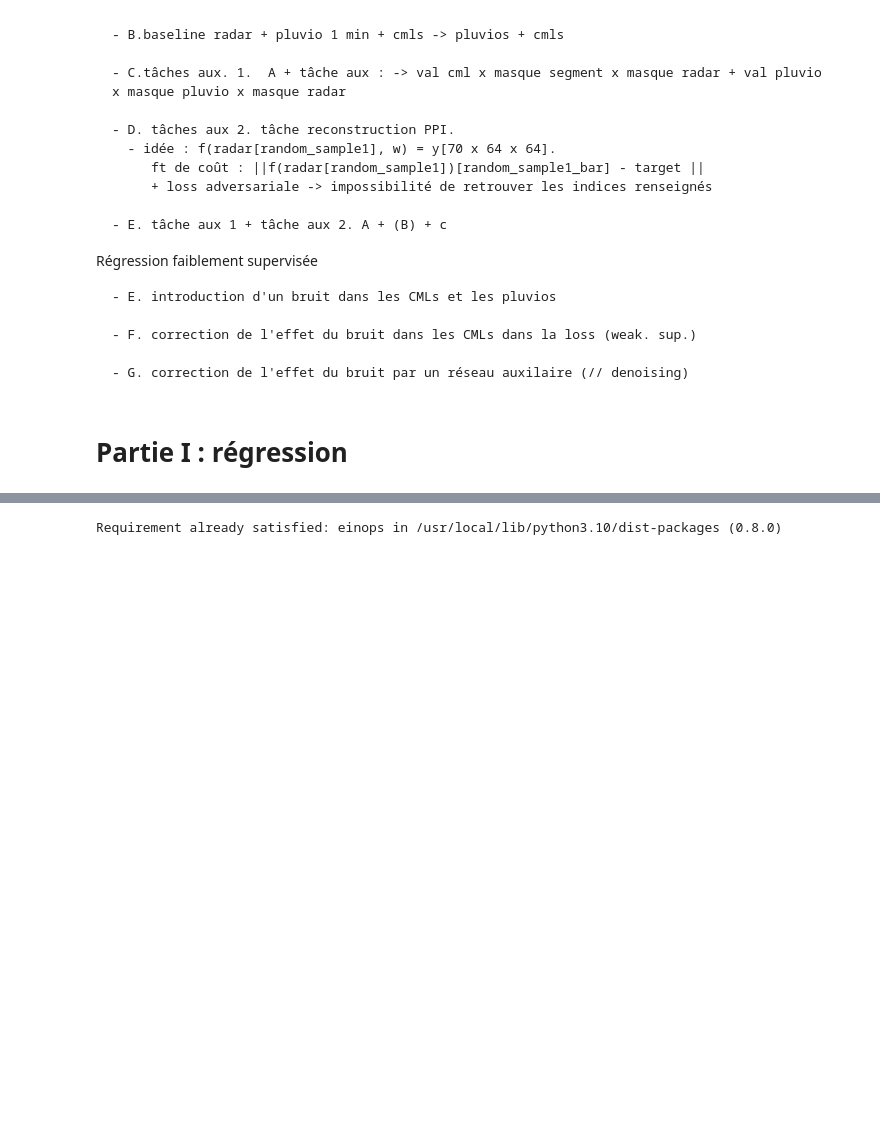
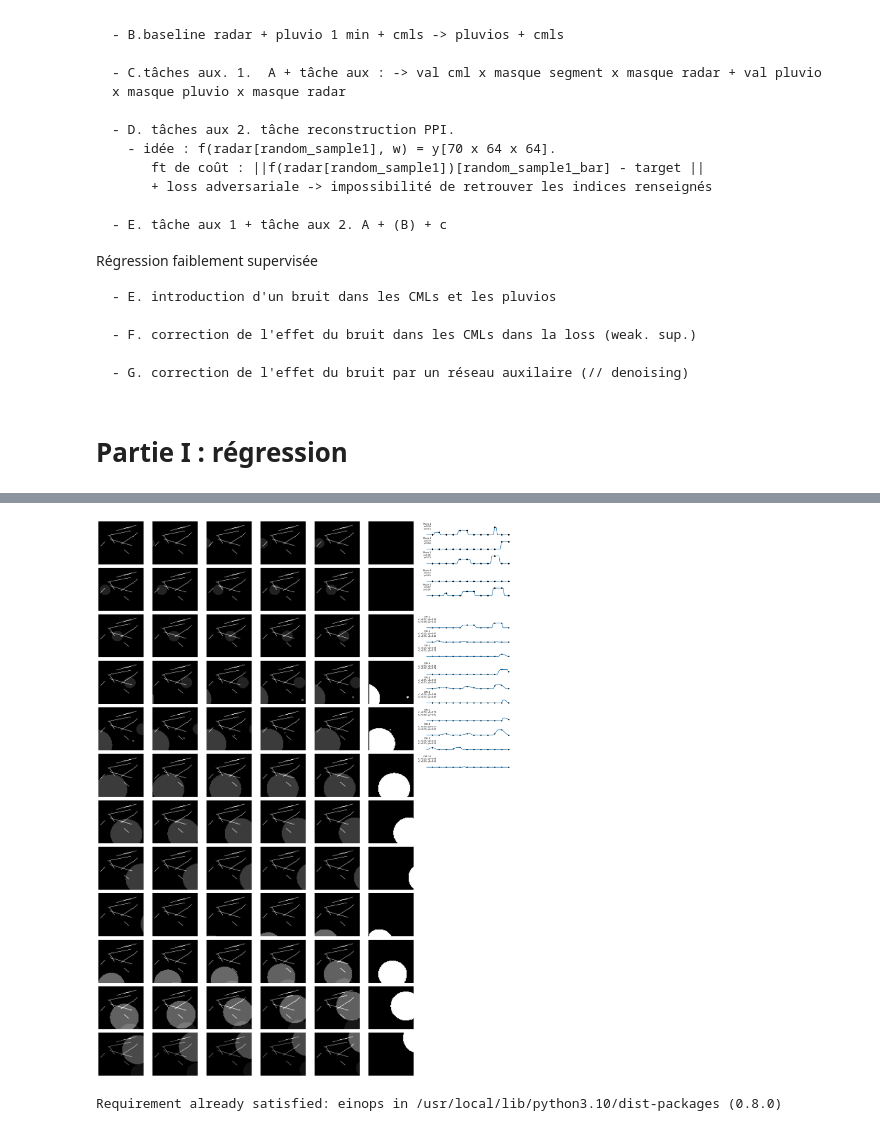
Before and after one commit to nanopiero/fusion, a Jupyter notebook: notebooks/training.ipynb, the cells around one changed output, grey strips where cells are left out. Cells and saved outputs as stored; diff of their text form; code cells hidden in the pictures; blank space fills up the shorter version.

```diff
--- a/notebooks/training.ipynb
+++ b/notebooks/training.ipynb
@@ -197,8 +197,9 @@ class UNet(nn.Module):
 
 
 # Exemple d'instanciation :
-ch_in = 14
+ch_in = 72
 ch_out = 1
 size = 16
 
-model = UNet(ch_in, ch_out, size)
+model = UNet(ch_in, ch_out, size).to(device)
+optimizer = torch.optim.Adam(model.parameters(), lr=0.001)
@@ -363,0 +410,33 @@ RuntimeError: expand(torch.cuda.FloatTensor{[64, 60, 5]}, size=[60]): the number
+# %%
+# Baseline with a FCN
+use_fcn = True
+for i, (images, pairs, filters) in enumerate(loader):
+
+  # ground truth (not usable)
+  images = images.clone().detach().float().to(device)
+
+  # pseudo CMLs
+  pairs = pairs.clone().detach().float().to(device)
+  filters = filters.clone().float().detach().to(device)
+
+  # for transformers :
+  # segment_measurements = segment_gt(images, pairs, filters)
+  segment_measurements, segment_measurements_fcn = segment_gt(images, pairs, filters, use_fcn=use_fcn)
+
+  # pseudo pluvios
+  point_measurements, point_measurements_fcn = point_gt(images, npoints=5, use_fcn=use_fcn)
+
+
+  # pseudo radar
+  noisy_images = make_noisy_images(images)
+
+  # prepare inputs and targets
+  inputs = torch.cat([noisy_images, segment_measurements_fcn], dim=1)
+  targets = point_measurements
+
+
+  optimizer.zero_grad()  # Zero the gradients
+  outputs = model(inputs)  # Forward pass
+  loss = criterion(outputs, point_measurements_fcn)  # Compute the loss
+  loss.backward()  # Backward pass
+  optimizer.step()  # Update the weights
@@ -364,11 +465,13 @@ RuntimeError: expand(torch.cuda.FloatTensor{[64, 60, 5]}, size=[60]): the number
 # %%
 # Exemple / tracés
 
-images = set_tensor_values2(images, point_measurements)
+# images = set_tensor_values2(images, point_measurements)
 plot_images(images[0,...].cpu().numpy() + filters[0,...].cpu().numpy().sum(axis=0),
             noisy_images[0,...].cpu().numpy(),
             point_measurements[0,...].cpu().numpy(),
             segment_measurements[0,...].cpu().numpy())
+# %% [output]
+[figure, added]
 # %%
 # Archi
 
```
Also changed, not shown: parts of 9 cells of this notebook.
